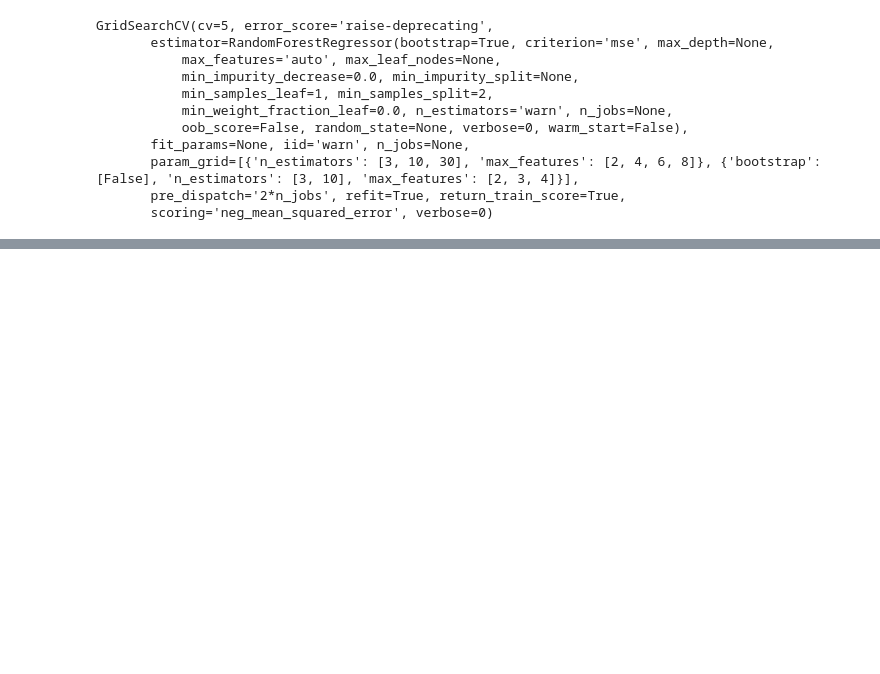
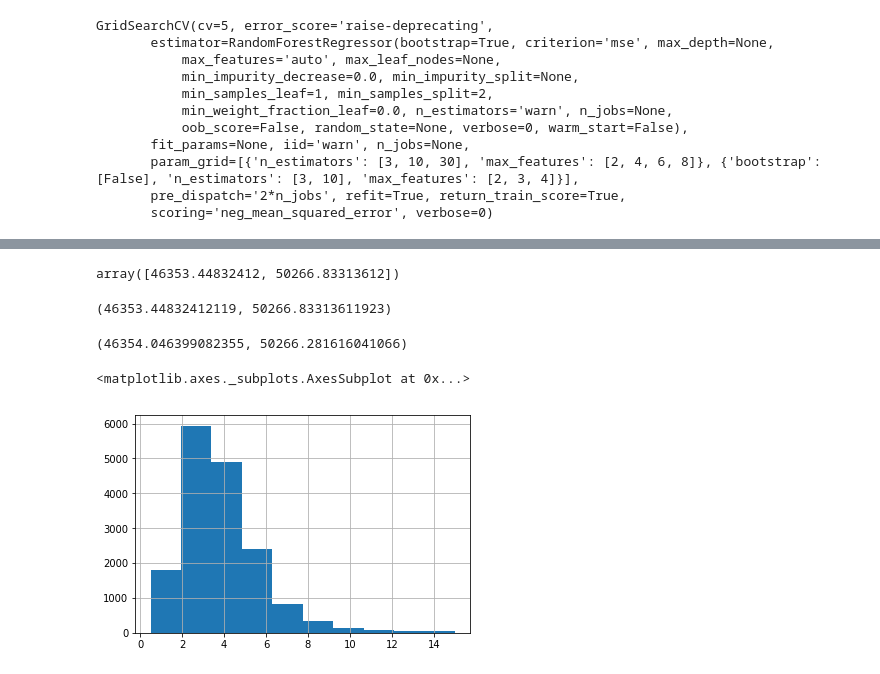
Before and after one commit to cphil124/ML_Fundamentals, a Jupyter notebook: Cali Housing Data/Data_Prep_w_Cali_Housing.ipynb, the cells around one changed output, grey strips where cells are left out. Saved outputs shown, nothing was run; the diff lists cells and outputs as text; code cells hidden in the pictures; blank space fills up the shorter version.

```diff
--- a/Cali Housing Data/Data_Prep_w_Cali_Housing.ipynb
+++ b/Cali Housing Data/Data_Prep_w_Cali_Housing.ipynb
@@ -531,0 +562,28 @@ Standard deviation: 1974.6121945410891
+# %%
+from scipy import stats
+confidence = 0.95
+squared_errors = (final_predictions - y_test) ** 2
+np.sqrt(stats.t.interval(confidence, len(squared_errors) - 1,
+                        loc=squared_errors.mean(),
+                        scale=stats.sem(squared_errors)))
+# %% [output]
+array([46353.44832412, 50266.83313612])
+# %%
+m = len(squared_errors)
+mean = squared_errors.mean()
+tscore = stats.t.ppf((1+confidence) / 2, df=m - 1)
+tmargin = tscore * squared_errors.std(ddof=1) / np.sqrt(m)
+np.sqrt(mean - tmargin), np.sqrt(mean + tmargin)
+# %% [output]
+(46353.44832412119, 50266.83313611923)
+# %%
+zscore = stats.norm.ppf((1 + confidence) / 2)
+zmargin = zscore * squared_errors.std(ddof=1) / np.sqrt(m)
+np.sqrt(mean - zmargin), np.sqrt(mean + zmargin)
+# %% [output]
+(46354.046399082355, 50266.281616041066)
+# %%
+housing['median_income'].hist()
+# %% [output]
+<matplotlib.axes._subplots.AxesSubplot at 0x...>
+[figure, added]
```
Also changed, not shown: parts of 8 cells of this notebook, 1 other file.
